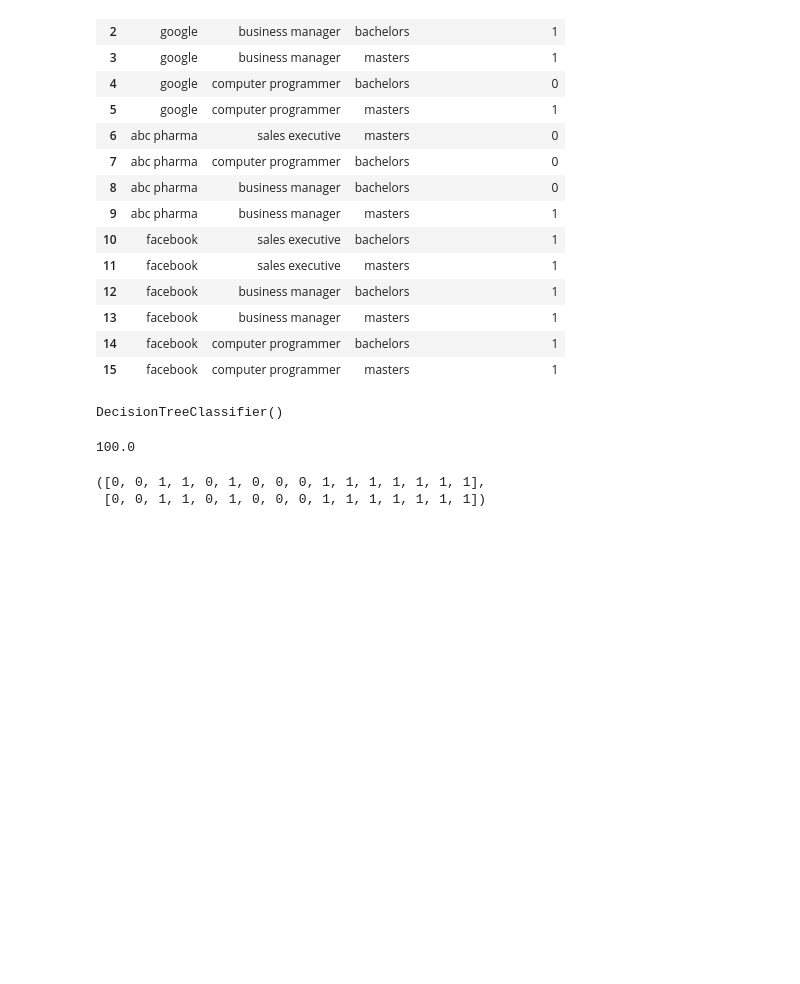
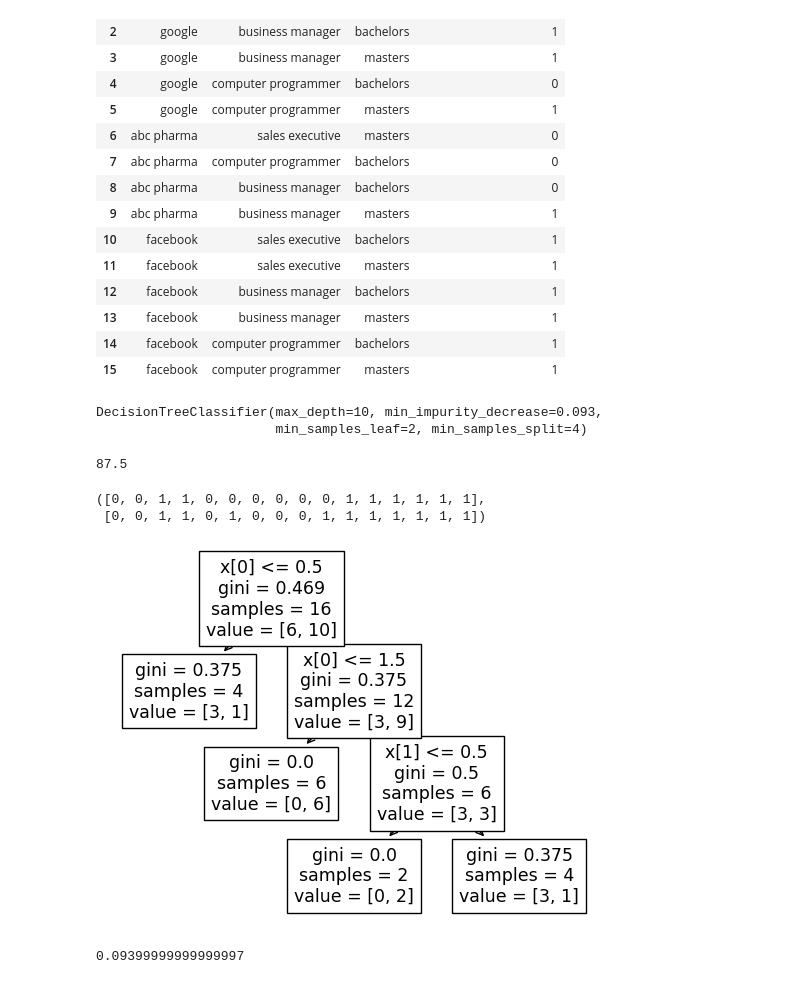
Before and after one commit to ahmedhany14/Ml-algorithms-from-scratch-and-scikit-learn-in-python-, a Jupyter notebook: DecisionTree/Simpledecisiontree.ipynb, the cells around one changed output. Cells and saved outputs as stored; diff of their text form; code cells hidden in the pictures; blank space fills up the shorter version.

Commit message:
Decision Tree

```diff
--- a/DecisionTree/Simpledecisiontree.ipynb
+++ b/DecisionTree/Simpledecisiontree.ipynb
@@ -36,17 +37,33 @@ df["degree"] = l.fit_transform(df["degree"])
 Y = df["salary_more_then_100k"]
 df = df.drop(["salary_more_then_100k"], axis="columns")
 # %%
-model = DecisionTreeClassifier()
+model = DecisionTreeClassifier(
+    max_depth=10,
+    criterion="gini",
+    min_samples_leaf=2,
+    min_samples_split=4,
+    min_impurity_decrease=0.093,
+)
 model.fit(X=df, y=Y)
 # %% [output]
-DecisionTreeClassifier()
+DecisionTreeClassifier(max_depth=10, min_impurity_decrease=0.093,
+                       min_samples_leaf=2, min_samples_split=4)
 # %%
 model.score(df, Y) * 100
 # %% [output]
-100.0
+87.5
 # %%
 pre = model.predict(df)
 list(pre), list(Y)
 # %% [output]
-([0, 0, 1, 1, 0, 1, 0, 0, 0, 1, 1, 1, 1, 1, 1, 1],
+([0, 0, 1, 1, 0, 0, 0, 0, 0, 0, 1, 1, 1, 1, 1, 1],
  [0, 0, 1, 1, 0, 1, 0, 0, 0, 1, 1, 1, 1, 1, 1, 1])
+# %%
+plot_tree(model)
+plt.show()
+# %% [output]
+[figure, added]
+# %%
+print(0.469 - 0.375)
+# %% [output]
+0.09399999999999997
```
Also changed, not shown: parts of 1 cell of this notebook.
